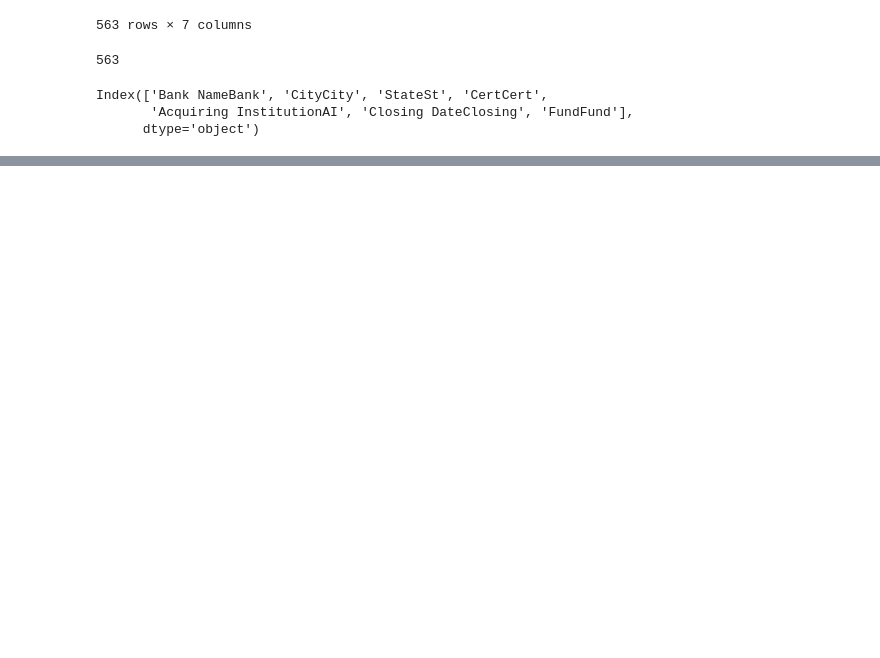
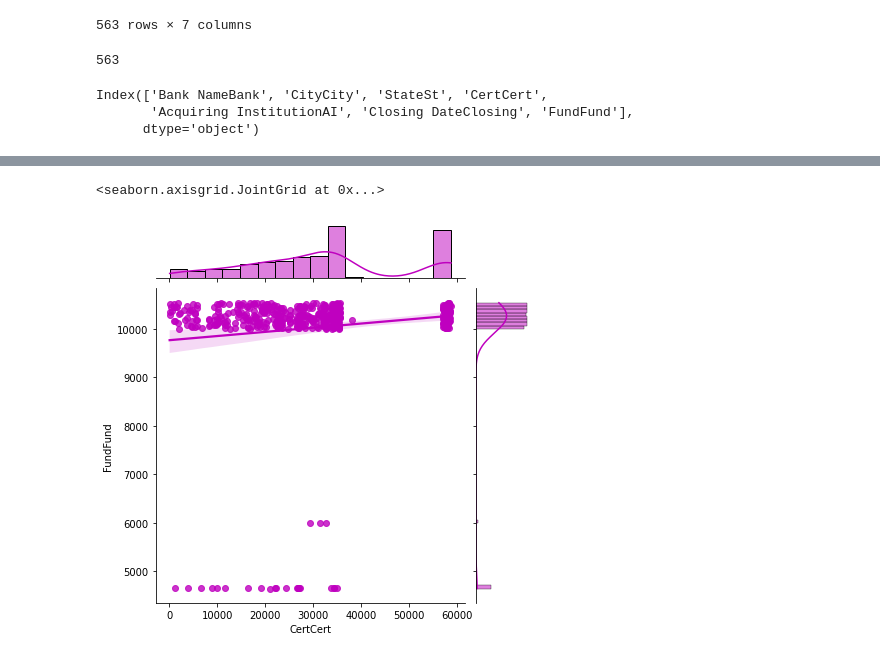
Before and after one commit to lionel5116/UpWorkStudiesPython, a Jupyter notebook: UsingPandasWebScraping.ipynb, the cells around one changed output, grey strips where cells are left out. Cells and saved outputs as stored; diff of their text form; code cells hidden in the pictures; blank space fills up the shorter version.

```diff
--- a/UsingPandasWebScraping.ipynb
+++ b/UsingPandasWebScraping.ipynb
@@ -51,0 +95,5 @@ Index(['Bank NameBank', 'CityCity', 'StateSt', 'CertCert',
+# %%
+sns.jointplot(x='CertCert',y='FundFund',data=FailedBankData[0],color="m",kind="reg")
+# %% [output]
+<seaborn.axisgrid.JointGrid at 0x...>
+[figure, added]
```
Also changed, not shown: parts of 5 cells of this notebook, 1 other file.
